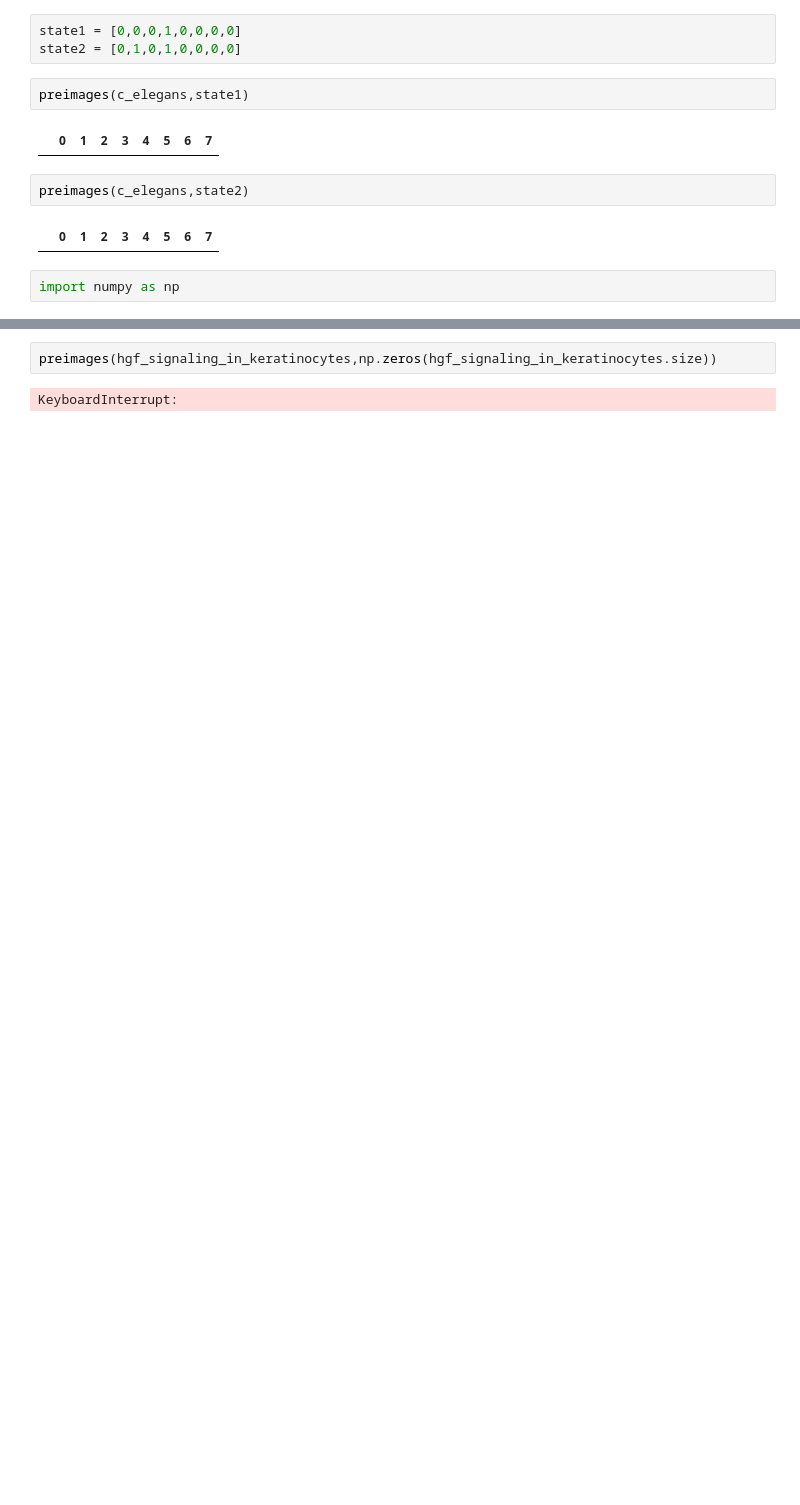
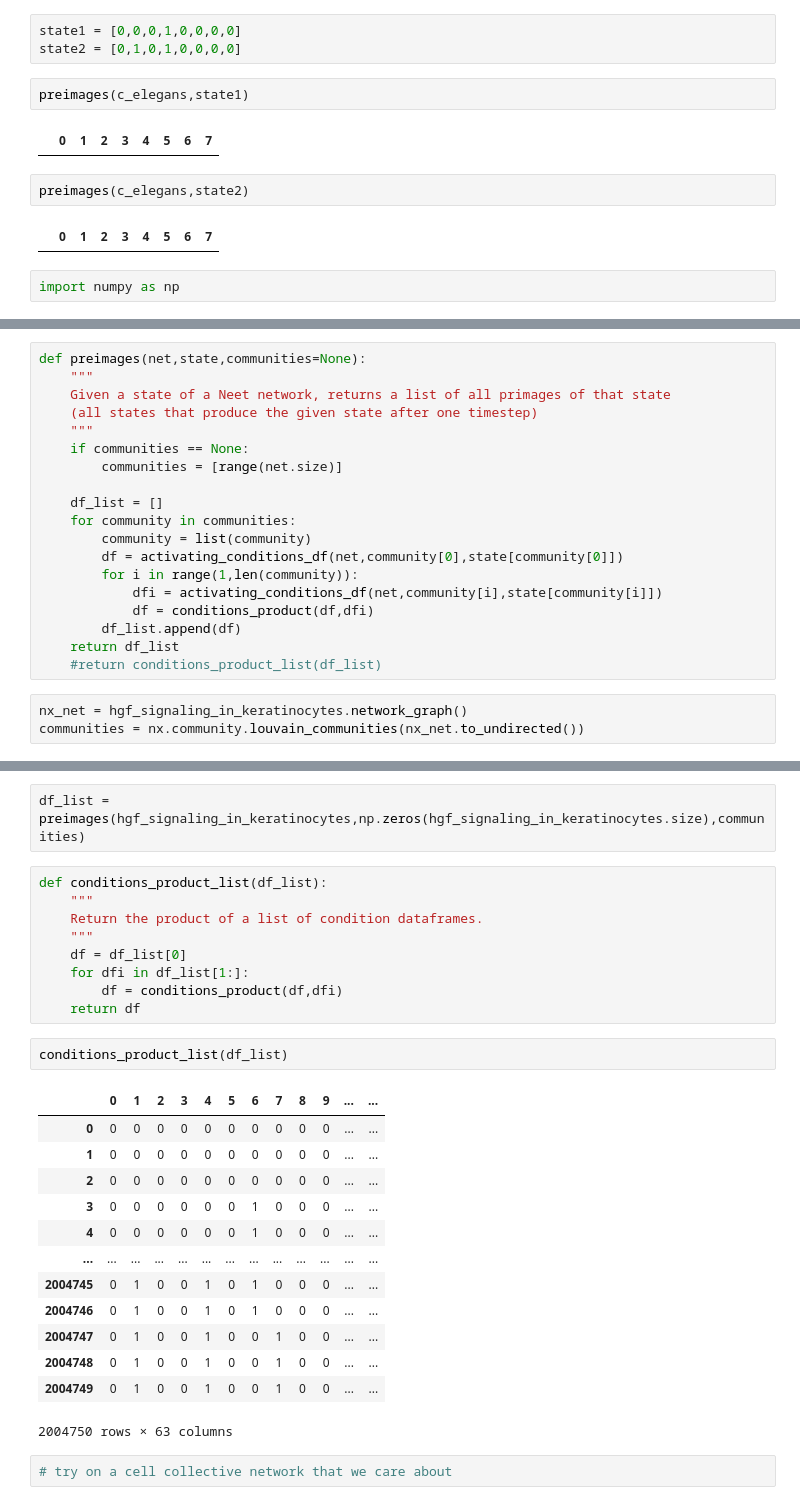
Before and after one commit to bcdaniels/Control-of-Synthetic-Boolean-Networks, a Jupyter notebook: CK_vs_entropy/develop-activating-states-function.ipynb, the cells around one changed output, grey strips where cells are left out. Drawn from its saved outputs; the diff is of its cells as text; blank space fills up the shorter version.

```diff
--- a/CK_vs_entropy/develop-activating-states-function.ipynb
+++ b/CK_vs_entropy/develop-activating-states-function.ipynb
@@ -218,0 +230,22 @@ import numpy as np
+# %%
+def preimages(net,state,communities=None):
+    """
+    Given a state of a Neet network, returns a list of all primages of that state
+    (all states that produce the given state after one timestep)
+    """
+    if communities == None:
+        communities = [range(net.size)]
+
+    df_list = []
+    for community in communities:
+        community = list(community)
+        df = activating_conditions_df(net,community[0],state[community[0]])
+        for i in range(1,len(community)):
+            dfi = activating_conditions_df(net,community[i],state[community[i]])
+            df = conditions_product(df,dfi)
+        df_list.append(df)
+    return df_list
+    #return conditions_product_list(df_list)
+# %%
+nx_net = hgf_signaling_in_keratinocytes.network_graph()
+communities = nx.community.louvain_communities(nx_net.to_undirected())
@@ -219,4 +263,29 @@ import numpy as np
 # %%
-preimages(hgf_signaling_in_keratinocytes,np.zeros(hgf_signaling_in_keratinocytes.size))
+df_list = preimages(hgf_signaling_in_keratinocytes,np.zeros(hgf_signaling_in_keratinocytes.size),communities)
-# %% [output]
-KeyboardInterrupt:
+# %%
+def conditions_product_list(df_list):
+    """
+    Return the product of a list of condition dataframes.
+    """
+    df = df_list[0]
+    for dfi in df_list[1:]:
+        df = conditions_product(df,dfi)
+    return df
+# %%
+conditions_product_list(df_list)
+# %% [output]
+|  | 0 | 1 | 2 | 3 | 4 | 5 | 6 | 7 | 8 | 9 | ... | ... |
+| 0 | 0 | 0 | 0 | 0 | 0 | 0 | 0 | 0 | 0 | 0 | ... | ... |
+| 1 | 0 | 0 | 0 | 0 | 0 | 0 | 0 | 0 | 0 | 0 | ... | ... |
+| 2 | 0 | 0 | 0 | 0 | 0 | 0 | 0 | 0 | 0 | 0 | ... | ... |
+| 3 | 0 | 0 | 0 | 0 | 0 | 0 | 1 | 0 | 0 | 0 | ... | ... |
+| 4 | 0 | 0 | 0 | 0 | 0 | 0 | 1 | 0 | 0 | 0 | ... | ... |
+| ... | ... | ... | ... | ... | ... | ... | ... | ... | ... | ... | ... | ... |
+| 2004745 | 0 | 1 | 0 | 0 | 1 | 0 | 1 | 0 | 0 | 0 | ... | ... |
+| 2004746 | 0 | 1 | 0 | 0 | 1 | 0 | 1 | 0 | 0 | 0 | ... | ... |
+| 2004747 | 0 | 1 | 0 | 0 | 1 | 0 | 0 | 1 | 0 | 0 | ... | ... |
+| 2004748 | 0 | 1 | 0 | 0 | 1 | 0 | 0 | 1 | 0 | 0 | ... | ... |
+| 2004749 | 0 | 1 | 0 | 0 | 1 | 0 | 0 | 1 | 0 | 0 | ... | ... |
+2004750 rows × 63 columns
+# %%
+# try on a cell collective network that we care about
```
Also changed, not shown: parts of 26 cells of this notebook.
